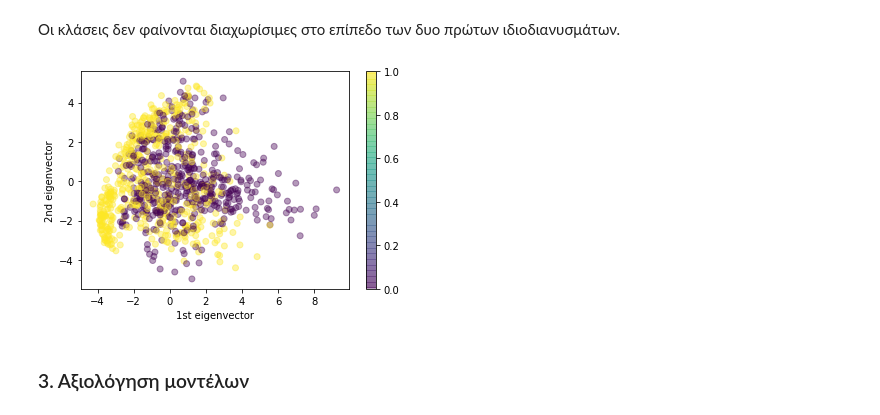
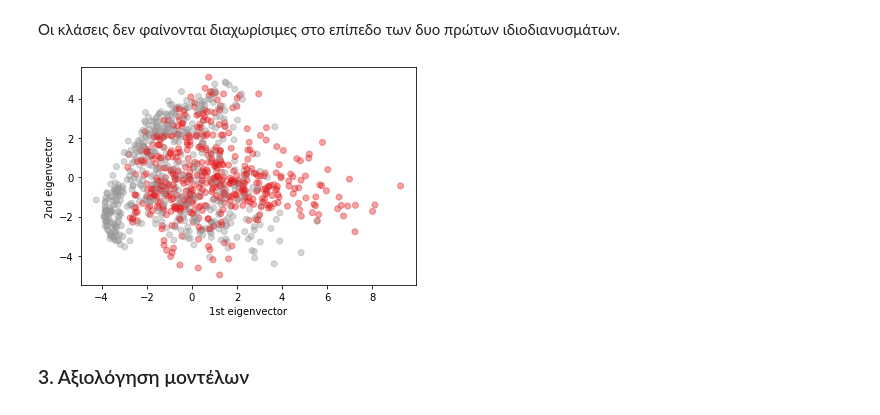
Before and after one commit to agaitanis/msc_ci, a Jupyter notebook: project_1/mnist.ipynb, the cells around one changed output. Drawn from its saved outputs; the diff is of its cells as text; code cells hidden in the pictures.

```diff
--- a/project_1/mnist.ipynb
+++ b/project_1/mnist.ipynb
@@ -189,13 +189,12 @@ x_test.shape = (10000, 87)
 # %% [markdown]
 Οι κλάσεις δεν φαίνονται διαχωρίσιμες στο επίπεδο των δυο πρώτων ιδιοδιανυσμάτων.
 # %%
-plt.scatter(x_train[:1000, 0], x_train[:1000, 1], c=y_train[:1000], cmap='viridis', alpha=0.4)
+plt.scatter(x_train[:1000, 0], x_train[:1000, 1], c=y_train[:1000], cmap='Set1', alpha=0.4)
 plt.xlabel('1st eigenvector')
 plt.ylabel('2nd eigenvector')
-plt.colorbar()
 plt.show()
 # %% [output]
-[figure, old version]
+[figure, new version]
 # %% [markdown]
 ### 3.  Αξιολόγηση μοντέλων
 # %% [markdown]
```
Also changed, not shown: parts of 57 cells of this notebook, 2 other files.
